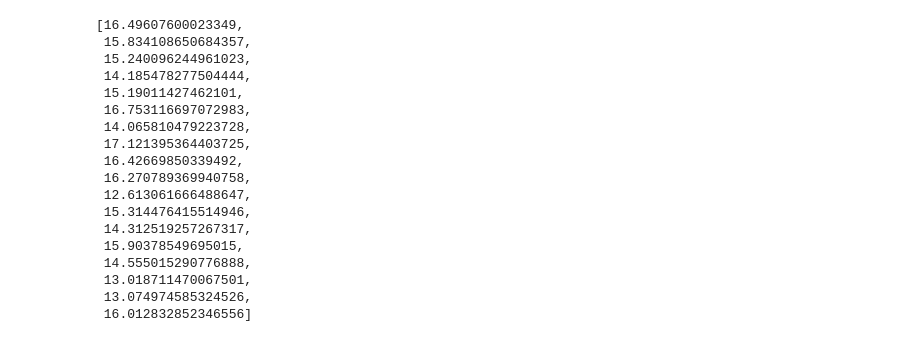
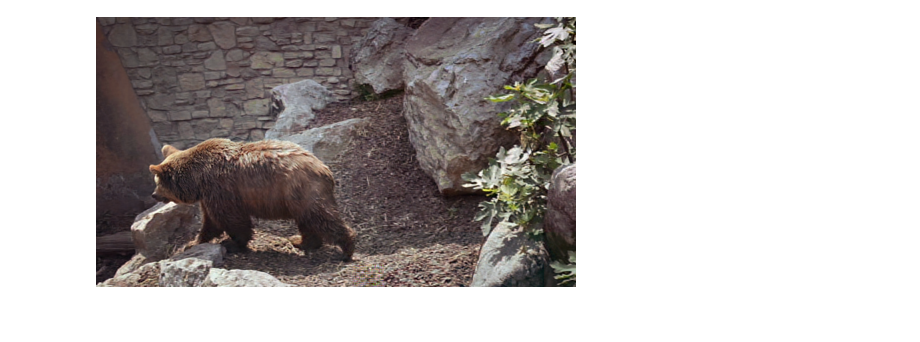
Before and after one commit to danjacobellis/autocodec, a Jupyter notebook: train/davis_eval.ipynb, the cells around one changed output. Cells and saved outputs as stored; diff of their text form; code cells hidden in the pictures; blank space fills up the shorter version.

```diff
--- a/train/davis_eval.ipynb
+++ b/train/davis_eval.ipynb
@@ -42,16 +42,3 @@ model = AutoCodecND(
 ).to(device)
 model.load_state_dict(state_dict)
 model.eval();
-# %%
-def pad3d(x,p=16):
-    b, c, f, h, w = x.shape
-    t = math.ceil(f / p) * p
-    fp1 = (t - f) // 2
-    fp2 = (t - f) - fp1
-    t = math.ceil(h / p) * p
-    hp1 = (t - h) // 2
-    hp2 = (t - h) - hp1
-    t = math.ceil(w / p) * p
-    wp1 = (t - w) // 2
-    wp2 = (t - w) - wp1
-    return torch.nn.functional.pad(x, pad=(wp1, wp2, hp1, hp2, fp1, fp2), mode="reflect")
@@ -112,21 +44,0 @@ KeyboardInterrupt:
-# %%
-μ1
-# %% [output]
-[16.49607600023349,
- 15.834108650684357,
- 15.240096244961023,
- 14.185478277504444,
- 15.19011427462101,
- 16.753116697072983,
- 14.065810479223728,
- 17.121395364403725,
- 16.42669850339492,
- 16.270789369940758,
- 12.613061666488647,
- 15.314476415514946,
- 14.312519257267317,
- 15.90378549695015,
- 14.555015290776888,
- 13.018711470067501,
- 13.074974585324526,
- 16.012832852346556]
@@ -132,0 +149,4 @@ KeyboardInterrupt:
+# %%
+to_pil_image(x_hat[0,:,1]/2+0.5).resize((1920//4,1080//4))
+# %% [output]
+[figure, added]
```
Also changed, not shown: parts of 7 cells of this notebook.
